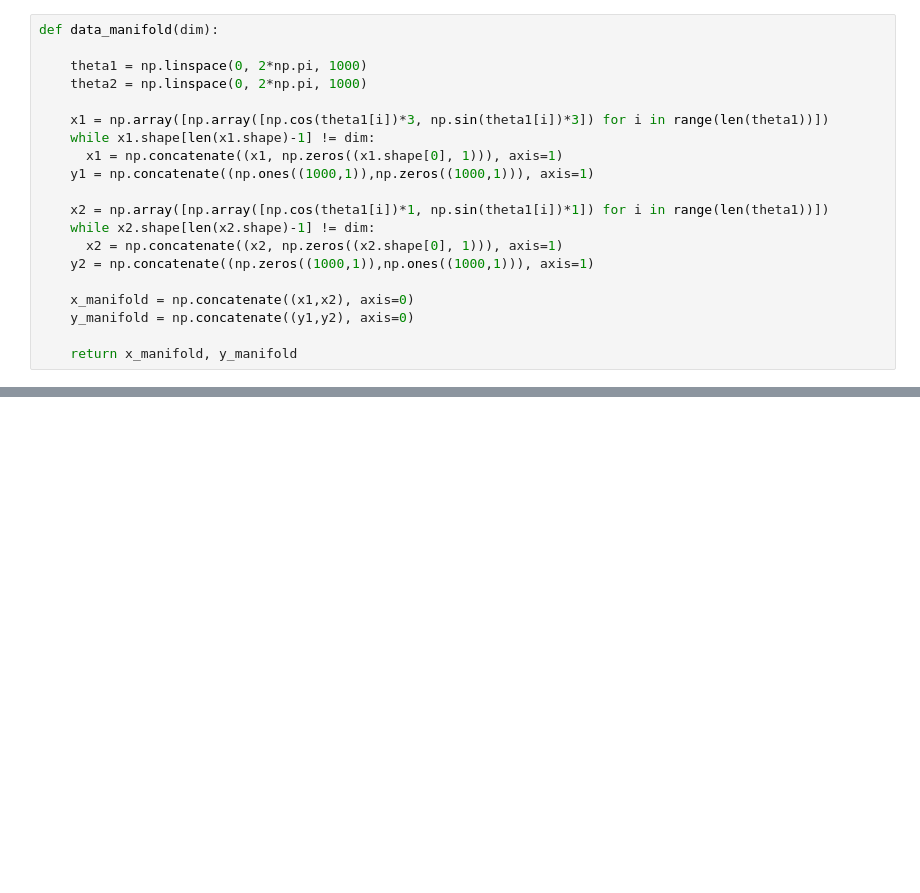
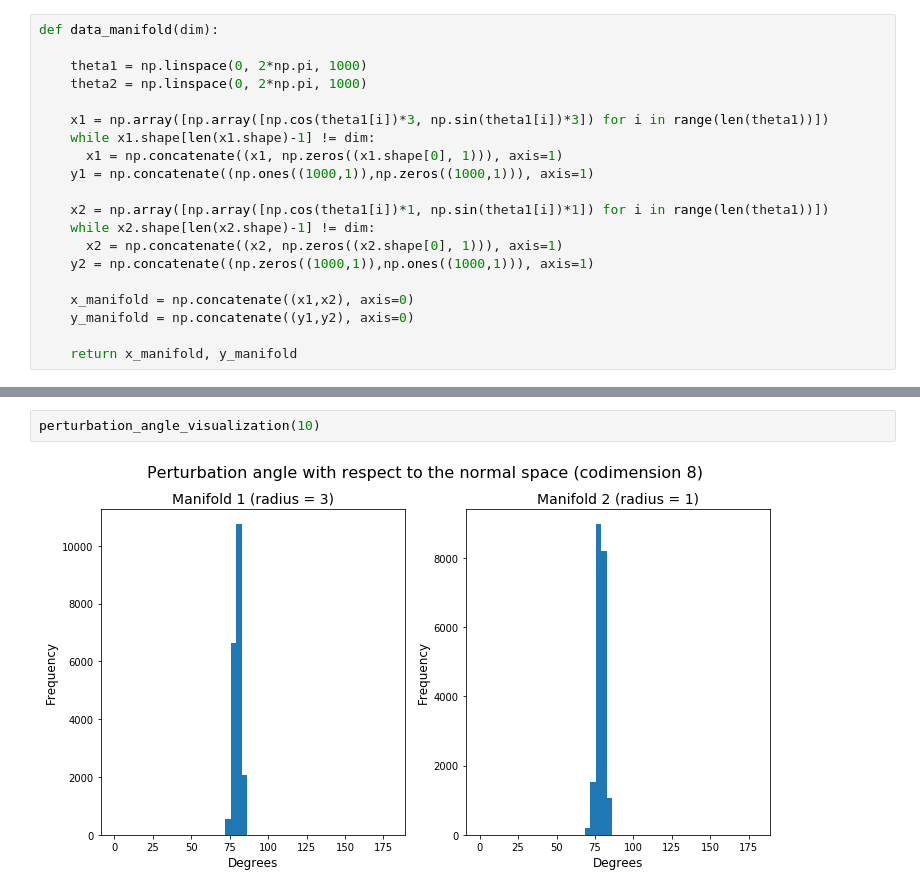
Before and after one commit to joaozago1/Visualizing_perturbation_angle, a Jupyter notebook: visualizing_perturbation_angle.ipynb, the cells around one changed output, grey strips where cells are left out. Saved outputs shown, nothing was run; the diff lists cells and outputs as text; blank space fills up the shorter version.

```diff
--- a/visualizing_perturbation_angle.ipynb
+++ b/visualizing_perturbation_angle.ipynb
@@ -364,0 +344,4 @@ plt.show()
+# %%
+perturbation_angle_visualization(10)
+# %% [output]
+[figure, added]
```
Also changed, not shown: parts of 7 cells of this notebook.
